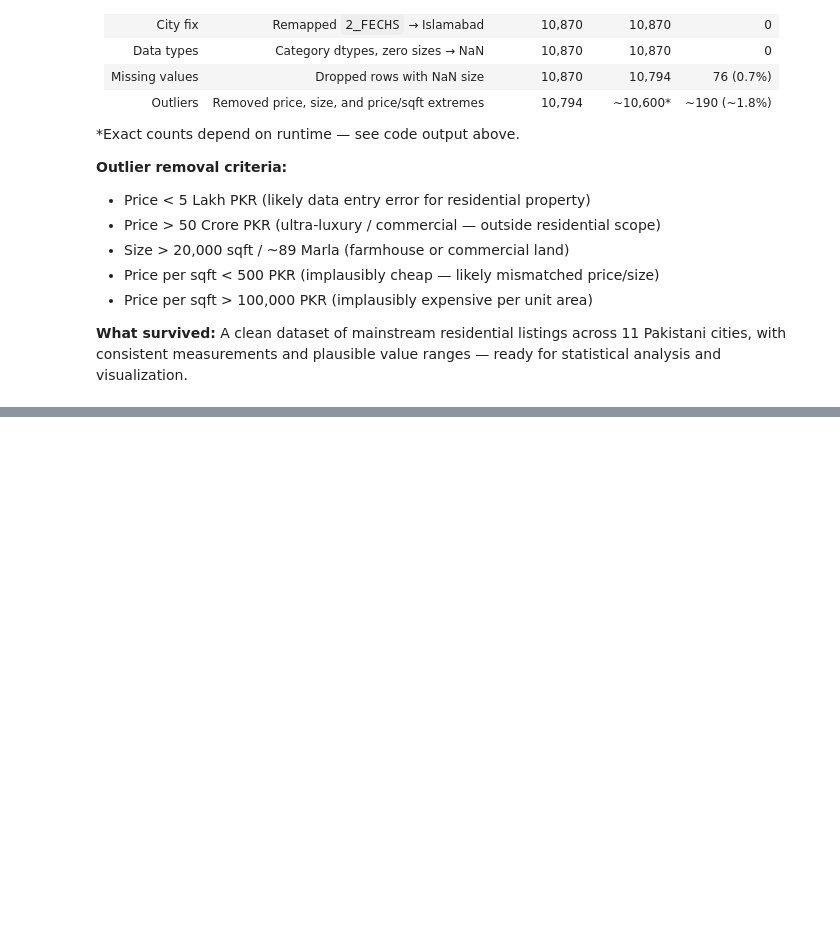
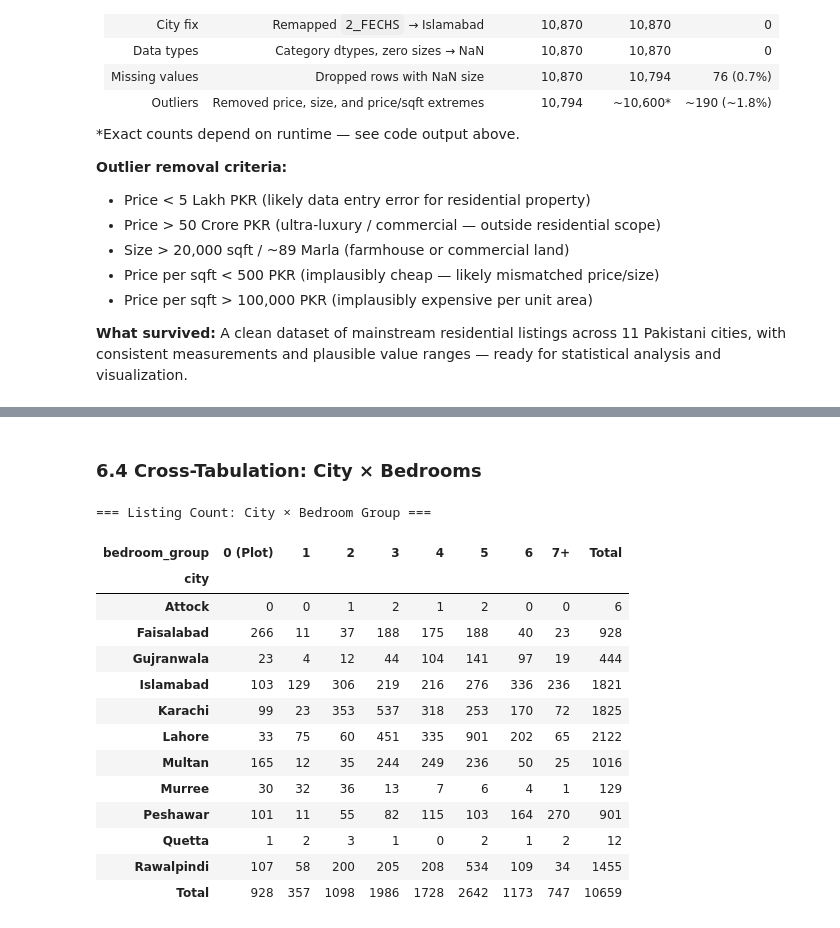
Before and after one commit to TalhaHamdees/pakistan-housing-market-analysis, a Jupyter notebook: notebooks/01_eda_analysis.ipynb, the cells around one changed output, grey strips where cells are left out. Saved outputs shown, nothing was run; the diff lists cells and outputs as text; code cells hidden in the pictures; blank space fills up the shorter version.

```diff
--- a/notebooks/01_eda_analysis.ipynb
+++ b/notebooks/01_eda_analysis.ipynb
@@ -1599,0 +1711,23 @@ print(df_clean['price_band'].value_counts().sort_index().to_string())
+# %% [markdown]
+### 6.4 Cross-Tabulation: City × Bedrooms
+# %%
+# Cross-tabulation — listing counts for each city × bedroom combination
+ct = pd.crosstab(df_clean['city'], df_clean['bedroom_group'], margins=True, margins_name='Total')
+print('=== Listing Count: City × Bedroom Group ===\n')
+ct
+# %% [output]
+=== Listing Count: City × Bedroom Group ===
+| bedroom_group | 0 (Plot) | 1 | 2 | 3 | 4 | 5 | 6 | 7+ | Total |
+| city |  |  |  |  |  |  |  |  |  |
+| Attock | 0 | 0 | 1 | 2 | 1 | 2 | 0 | 0 | 6 |
+| Faisalabad | 266 | 11 | 37 | 188 | 175 | 188 | 40 | 23 | 928 |
+| Gujranwala | 23 | 4 | 12 | 44 | 104 | 141 | 97 | 19 | 444 |
+| Islamabad | 103 | 129 | 306 | 219 | 216 | 276 | 336 | 236 | 1821 |
+| Karachi | 99 | 23 | 353 | 537 | 318 | 253 | 170 | 72 | 1825 |
+| Lahore | 33 | 75 | 60 | 451 | 335 | 901 | 202 | 65 | 2122 |
+| Multan | 165 | 12 | 35 | 244 | 249 | 236 | 50 | 25 | 1016 |
+| Murree | 30 | 32 | 36 | 13 | 7 | 6 | 4 | 1 | 129 |
+| Peshawar | 101 | 11 | 55 | 82 | 115 | 103 | 164 | 270 | 901 |
+| Quetta | 1 | 2 | 3 | 1 | 0 | 2 | 1 | 2 | 12 |
+| Rawalpindi | 107 | 58 | 200 | 205 | 208 | 534 | 109 | 34 | 1455 |
+| Total | 928 | 357 | 1098 | 1986 | 1728 | 2642 | 1173 | 747 | 10659 |
```
Also changed, not shown: parts of 27 cells of this notebook, 1 other file.
